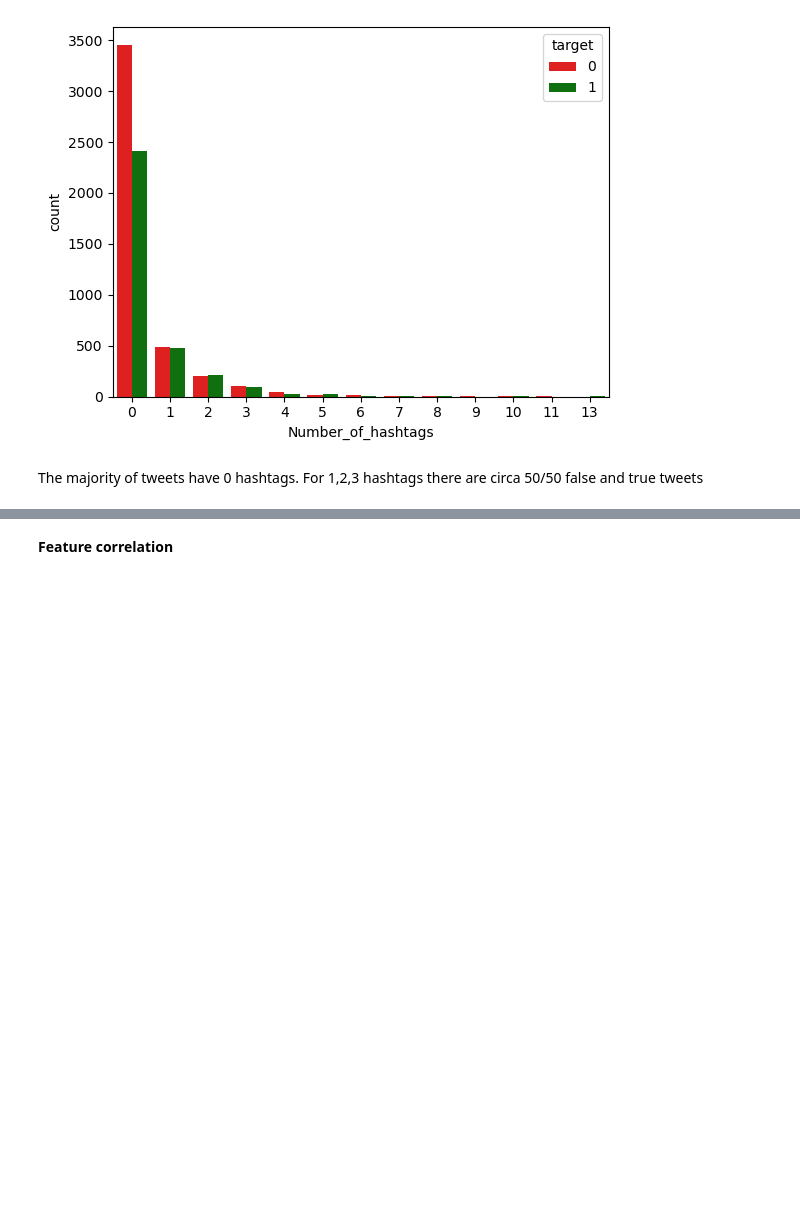
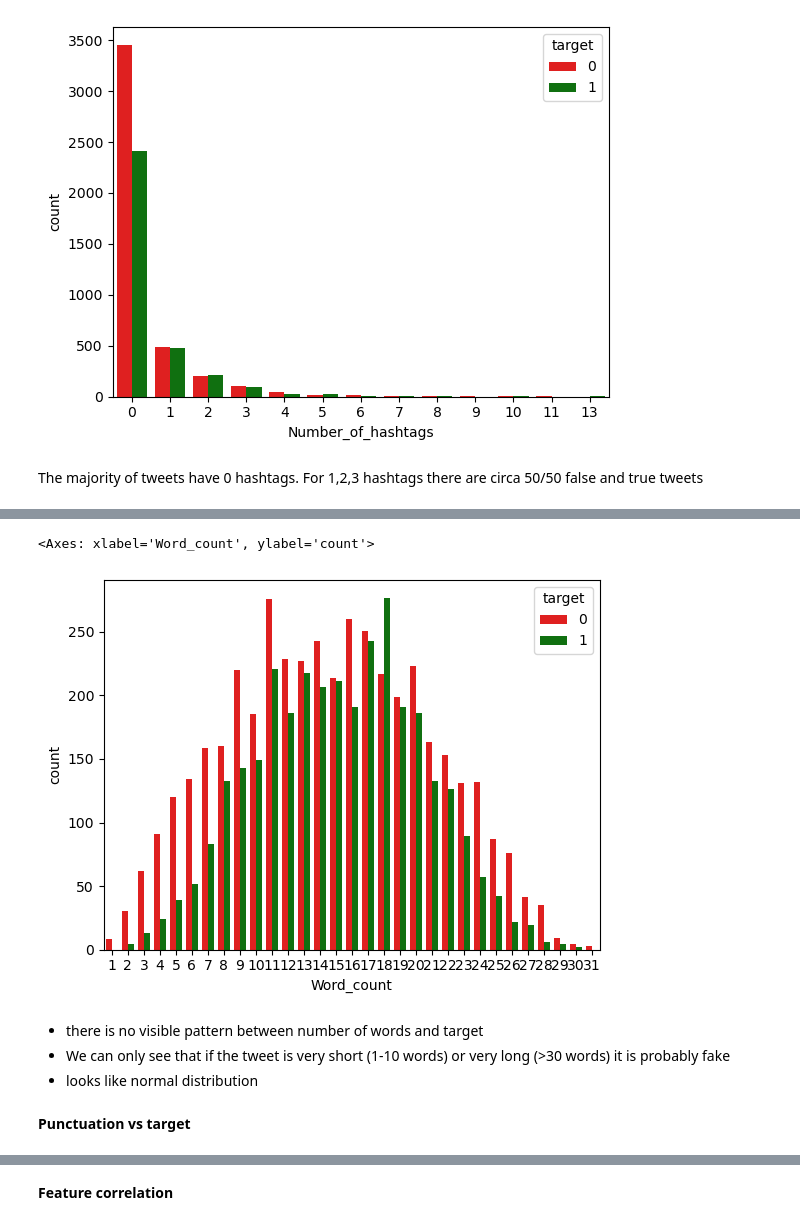
Before and after one commit to katarzynarogalska/DisasterTweets_KaggleCompetition, a Jupyter notebook: notebooks/TweetsEDA.ipynb, the cells around one changed output, grey strips where cells are left out. Saved outputs shown, nothing was run; the diff lists cells and outputs as text; code cells hidden in the pictures; blank space fills up the shorter version.

```diff
--- a/notebooks/TweetsEDA.ipynb
+++ b/notebooks/TweetsEDA.ipynb
@@ -210,0 +228,11 @@ To add: word count, char count, punctuation count, stopword count, links count,
+# %%
+sns.countplot(df, x='Word_count', hue='target', palette=['red','green'])
+# %% [output]
+<Axes: xlabel='Word_count', ylabel='count'>
+[figure, added]
+# %% [markdown]
+* there is no visible pattern between number of words and target
+* We can only see that if the tweet is very short (1-10 words) or very long (>30 words) it is probably fake
+* looks like normal distribution
+# %% [markdown]
+**Punctuation vs target**
```
Also changed, not shown: parts of 24 cells of this notebook.
